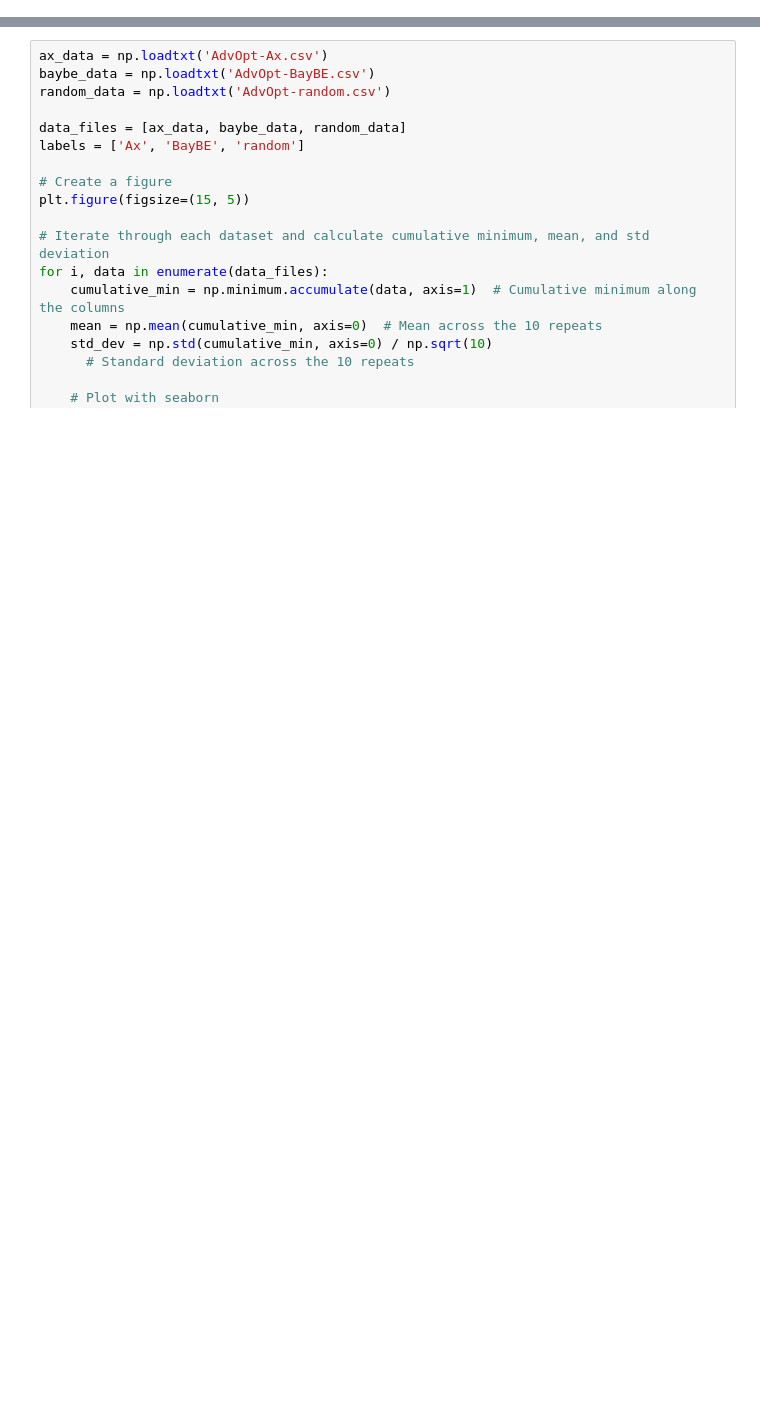
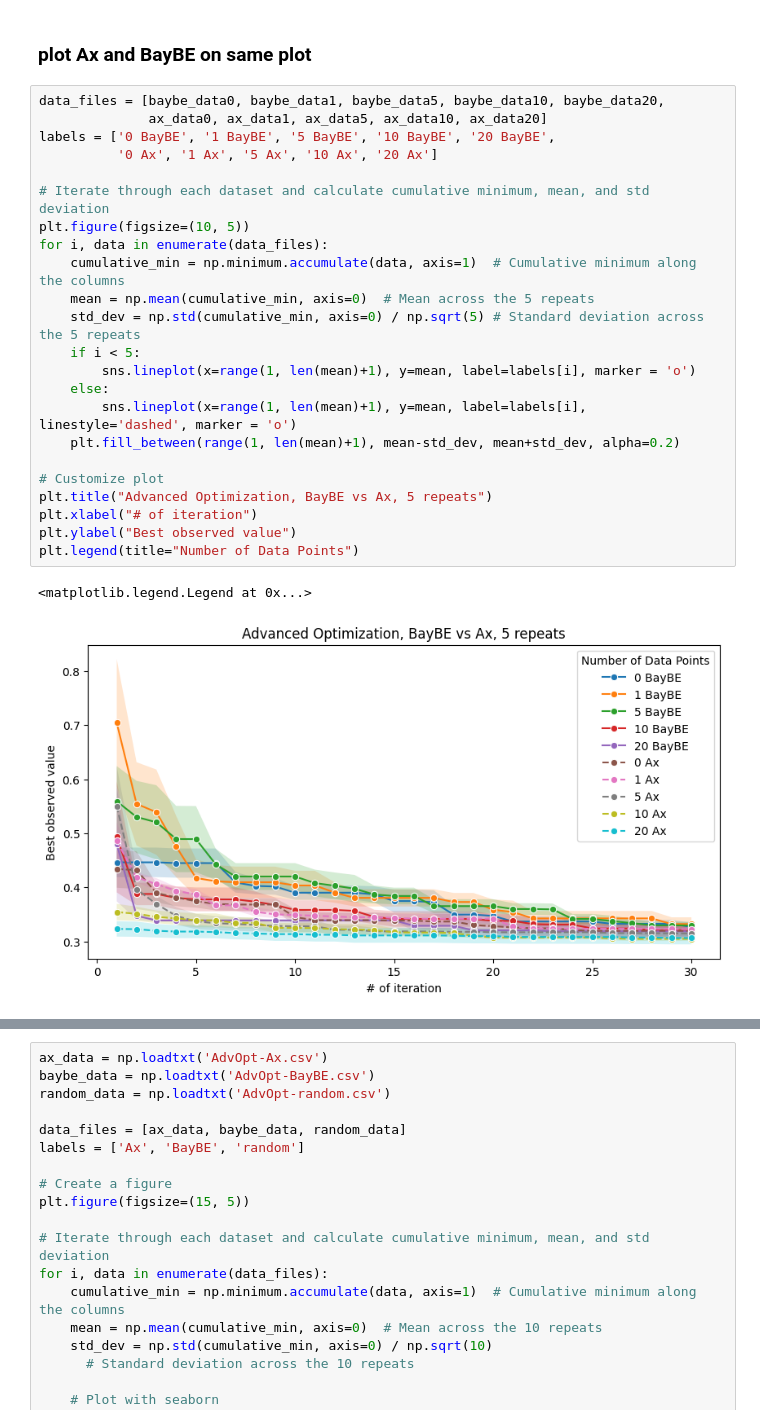
Before and after one commit to AccelerationConsortium/baybe-multi-task-bo, a Jupyter notebook: notebooks/3.1-Ploting.ipynb, the cells around one changed output, grey strips where cells are left out. Cells and saved outputs as stored; diff of their text form; blank space fills up the shorter version.

```diff
--- a/notebooks/3.1-Ploting.ipynb
+++ b/notebooks/3.1-Ploting.ipynb
@@ -17,0 +62,28 @@ data20 = init20_BayBE.reshape(5, 30)
+# %% [markdown]
+### plot Ax and BayBE on same plot
+# %%
+data_files = [baybe_data0, baybe_data1, baybe_data5, baybe_data10, baybe_data20,
+              ax_data0, ax_data1, ax_data5, ax_data10, ax_data20]
+labels = ['0 BayBE', '1 BayBE', '5 BayBE', '10 BayBE', '20 BayBE',
+          '0 Ax', '1 Ax', '5 Ax', '10 Ax', '20 Ax']
+
+# Iterate through each dataset and calculate cumulative minimum, mean, and std deviation
+plt.figure(figsize=(10, 5))
+for i, data in enumerate(data_files):
+    cumulative_min = np.minimum.accumulate(data, axis=1)  # Cumulative minimum along the columns
+    mean = np.mean(cumulative_min, axis=0)  # Mean across the 5 repeats
+    std_dev = np.std(cumulative_min, axis=0) / np.sqrt(5) # Standard deviation across the 5 repeats
+    if i < 5:
+        sns.lineplot(x=range(1, len(mean)+1), y=mean, label=labels[i], marker = 'o')
+    else:
+        sns.lineplot(x=range(1, len(mean)+1), y=mean, label=labels[i], linestyle='dashed', marker = 'o')
+    plt.fill_between(range(1, len(mean)+1), mean-std_dev, mean+std_dev, alpha=0.2)
+
+# Customize plot
+plt.title("Advanced Optimization, BayBE vs Ax, 5 repeats")
+plt.xlabel("# of iteration")
+plt.ylabel("Best observed value")
+plt.legend(title="Number of Data Points")
+# %% [output]
+<matplotlib.legend.Legend at 0x...>
+[figure, added]
```
Also changed, not shown: parts of 6 cells of this notebook, 1 other file.
